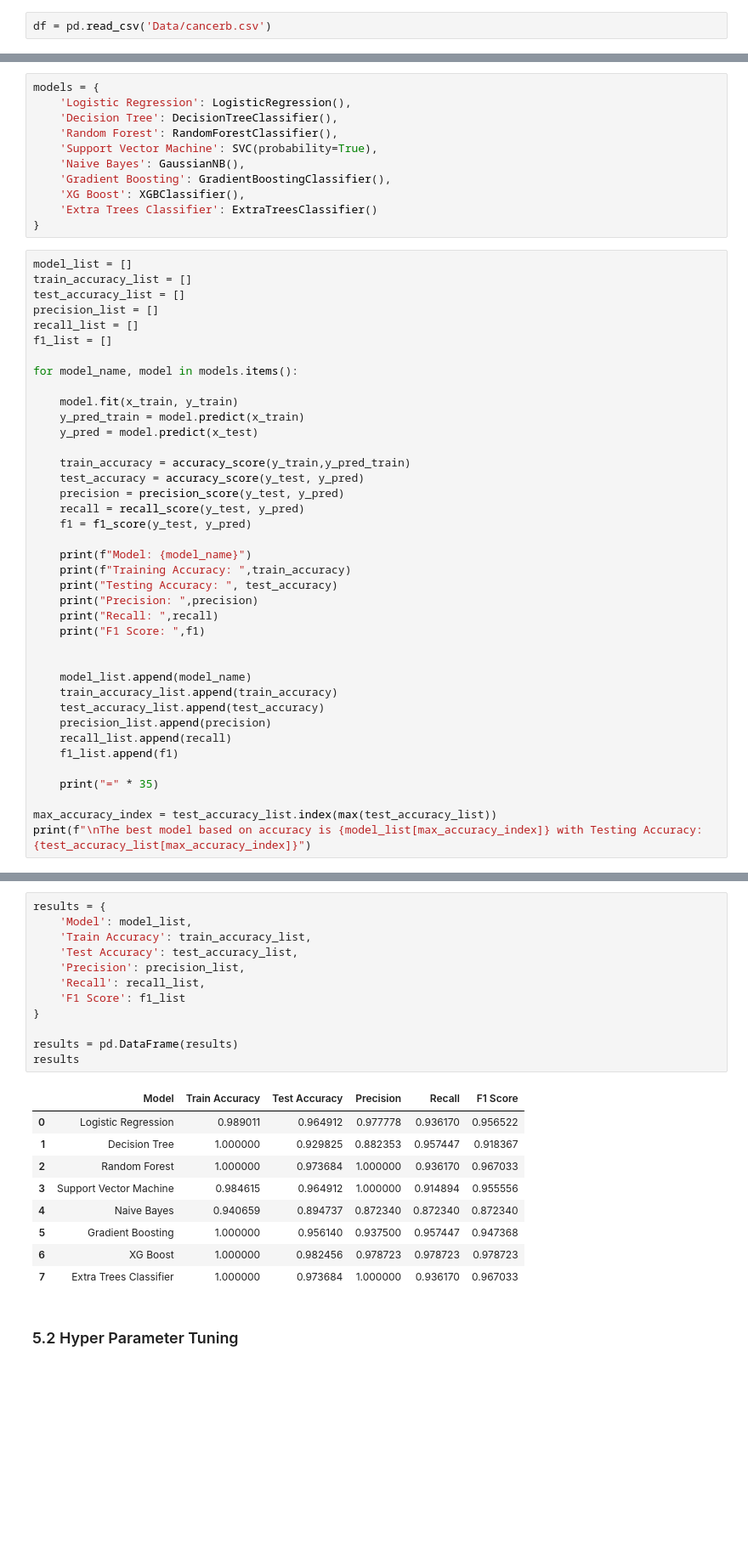
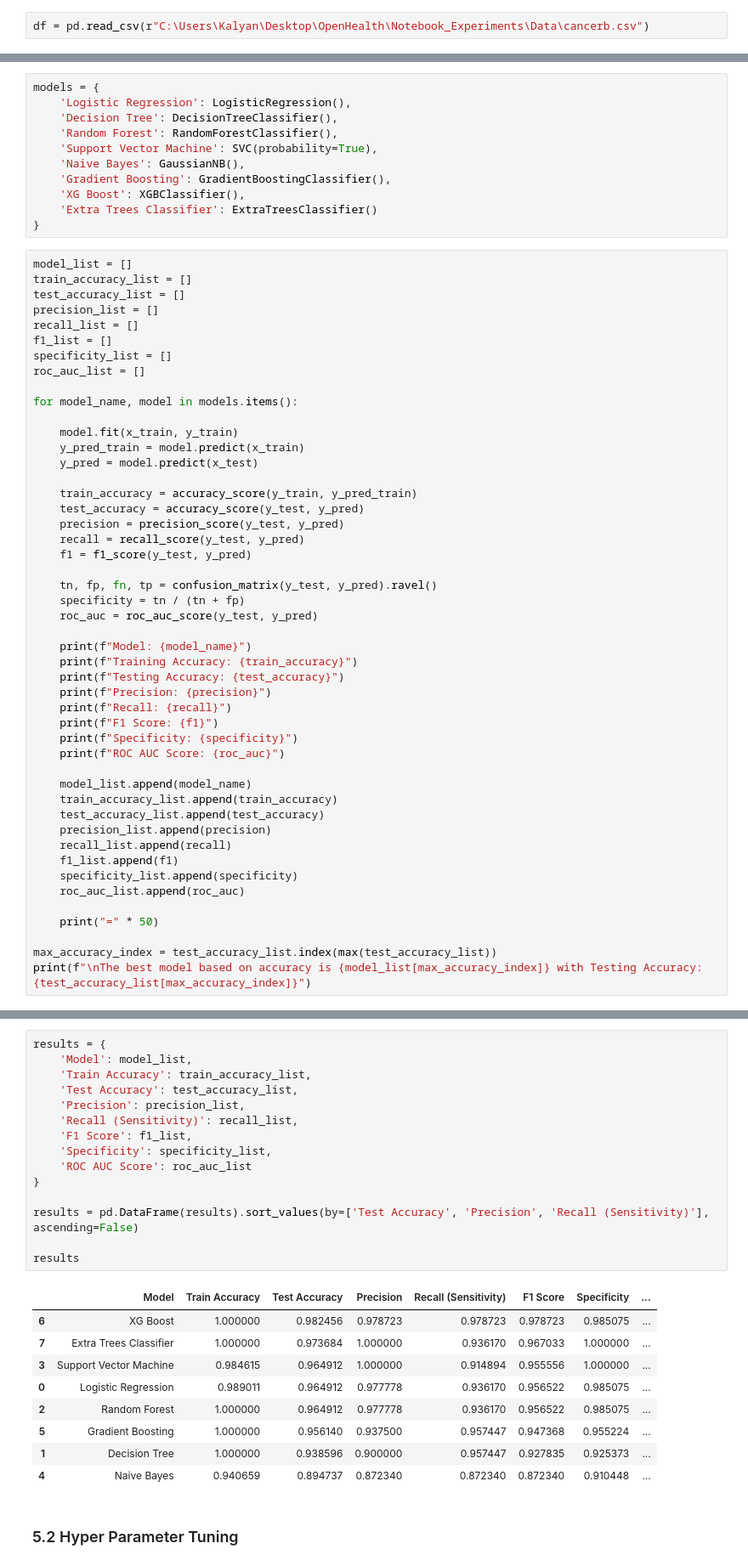
Before and after one commit to KalyanM45/OpenHealth, a Jupyter notebook: Notebook_Experiments/Breast_Cancer_Prediction.ipynb, the cells around one changed output, grey strips where cells are left out. Shown at 85% size. Cells and saved outputs as stored; diff of their text form; blank space fills up the shorter version.

```diff
--- a/Notebook_Experiments/Breast_Cancer_Prediction.ipynb
+++ b/Notebook_Experiments/Breast_Cancer_Prediction.ipynb
@@ -64,7 +68,7 @@ from sklearn.ensemble import AdaBoostClassifier, GradientBoostingClassifier, Ran
 # %% [markdown]
 # 2. Data Ingestion
 # %%
-df = pd.read_csv('Data/cancerb.csv')
+df = pd.read_csv(r"C:\Users\Kalyan\Desktop\OpenHealth\Notebook_Experiments\Data\cancerb.csv")
 # %% [markdown]
 # 3. Data Exploration
 # %%
@@ -253,6 +284,8 @@ test_accuracy_list = []
 precision_list = []
 recall_list = []
 f1_list = []
+specificity_list = []
+roc_auc_list = []
 
 for model_name, model in models.items():
 
@@ -260,19 +293,24 @@ for model_name, model in models.items():
     y_pred_train = model.predict(x_train)
     y_pred = model.predict(x_test)
 
-    train_accuracy = accuracy_score(y_train,y_pred_train)
+    train_accuracy = accuracy_score(y_train, y_pred_train)
     test_accuracy = accuracy_score(y_test, y_pred)
     precision = precision_score(y_test, y_pred)
     recall = recall_score(y_test, y_pred)
     f1 = f1_score(y_test, y_pred)
 
+    tn, fp, fn, tp = confusion_matrix(y_test, y_pred).ravel()
+    specificity = tn / (tn + fp)
+    roc_auc = roc_auc_score(y_test, y_pred)
+
     print(f"Model: {model_name}")
-    print(f"Training Accuracy: ",train_accuracy)
-    print("Testing Accuracy: ", test_accuracy)
-    print("Precision: ",precision)
-    print("Recall: ",recall)
-    print("F1 Score: ",f1)
-
+    print(f"Training Accuracy: {train_accuracy}")
+    print(f"Testing Accuracy: {test_accuracy}")
+    print(f"Precision: {precision}")
+    print(f"Recall: {recall}")
+    print(f"F1 Score: {f1}")
+    print(f"Specificity: {specificity}")
+    print(f"ROC AUC Score: {roc_auc}")
 
     model_list.append(model_name)
     train_accuracy_list.append(train_accuracy)
@@ -280,8 +318,10 @@ for model_name, model in models.items():
     precision_list.append(precision)
     recall_list.append(recall)
     f1_list.append(f1)
+    specificity_list.append(specificity)
+    roc_auc_list.append(roc_auc)
 
-    print("=" * 35)
+    print("=" * 50)
 
 max_accuracy_index = test_accuracy_list.index(max(test_accuracy_list))
 print(f"\nThe best model based on accuracy is {model_list[max_accuracy_index]} with Testing Accuracy: {test_accuracy_list[max_accuracy_index]}")
@@ -306,25 +346,28 @@ The best model based on accuracy is XG Boost with Testing Accuracy: 0.9824561403
 # %%
 results = {
     'Model': model_list,
     'Train Accuracy': train_accuracy_list,
     'Test Accuracy': test_accuracy_list,
     'Precision': precision_list,
-    'Recall': recall_list,
-    'F1 Score': f1_list
+    'Recall (Sensitivity)': recall_list,
+    'F1 Score': f1_list,
+    'Specificity': specificity_list,
+    'ROC AUC Score': roc_auc_list
 }
 
-results = pd.DataFrame(results)
+results = pd.DataFrame(results).sort_values(by=['Test Accuracy', 'Precision', 'Recall (Sensitivity)'], ascending=False)
+
 results
 # %% [output]
-|  | Model | Train Accuracy | Test Accuracy | Precision | Recall | F1 Score |
-| 0 | Logistic Regression | 0.989011 | 0.964912 | 0.977778 | 0.936170 | 0.956522 |
-| 1 | Decision Tree | 1.000000 | 0.929825 | 0.882353 | 0.957447 | 0.918367 |
-| 2 | Random Forest | 1.000000 | 0.973684 | 1.000000 | 0.936170 | 0.967033 |
-| 3 | Support Vector Machine | 0.984615 | 0.964912 | 1.000000 | 0.914894 | 0.955556 |
-| 4 | Naive Bayes | 0.940659 | 0.894737 | 0.872340 | 0.872340 | 0.872340 |
-| 5 | Gradient Boosting | 1.000000 | 0.956140 | 0.937500 | 0.957447 | 0.947368 |
-| 6 | XG Boost | 1.000000 | 0.982456 | 0.978723 | 0.978723 | 0.978723 |
-| 7 | Extra Trees Classifier | 1.000000 | 0.973684 | 1.000000 | 0.936170 | 0.967033 |
+|  | Model | Train Accuracy | Test Accuracy | Precision | Recall (Sensitivity) | F1 Score | Specificity | ... |
+| 6 | XG Boost | 1.000000 | 0.982456 | 0.978723 | 0.978723 | 0.978723 | 0.985075 | ... |
+| 7 | Extra Trees Classifier | 1.000000 | 0.973684 | 1.000000 | 0.936170 | 0.967033 | 1.000000 | ... |
+| 3 | Support Vector Machine | 0.984615 | 0.964912 | 1.000000 | 0.914894 | 0.955556 | 1.000000 | ... |
+| 0 | Logistic Regression | 0.989011 | 0.964912 | 0.977778 | 0.936170 | 0.956522 | 0.985075 | ... |
+| 2 | Random Forest | 1.000000 | 0.964912 | 0.977778 | 0.936170 | 0.956522 | 0.985075 | ... |
+| 5 | Gradient Boosting | 1.000000 | 0.956140 | 0.937500 | 0.957447 | 0.947368 | 0.955224 | ... |
+| 1 | Decision Tree | 1.000000 | 0.938596 | 0.900000 | 0.957447 | 0.927835 | 0.925373 | ... |
+| 4 | Naive Bayes | 0.940659 | 0.894737 | 0.872340 | 0.872340 | 0.872340 | 0.910448 | ... |
 # %% [markdown]
 ### 5.2 Hyper Parameter Tuning
 # %%
```
Also changed, not shown: parts of 36 cells of this notebook, 18 other files.
